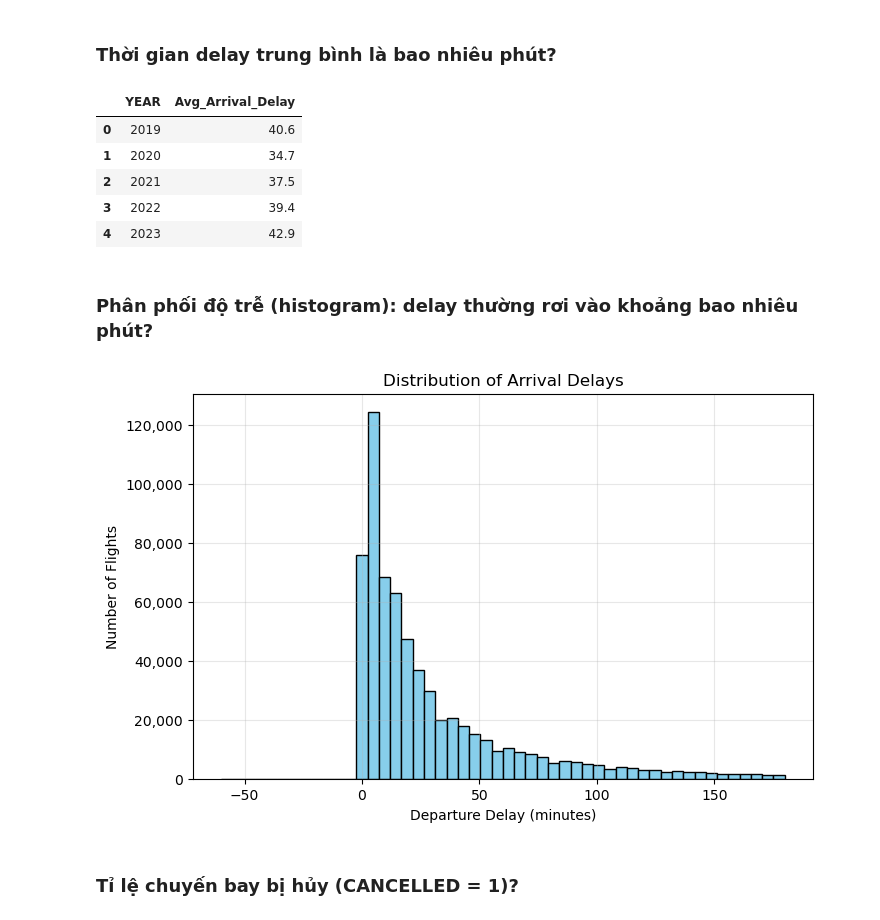
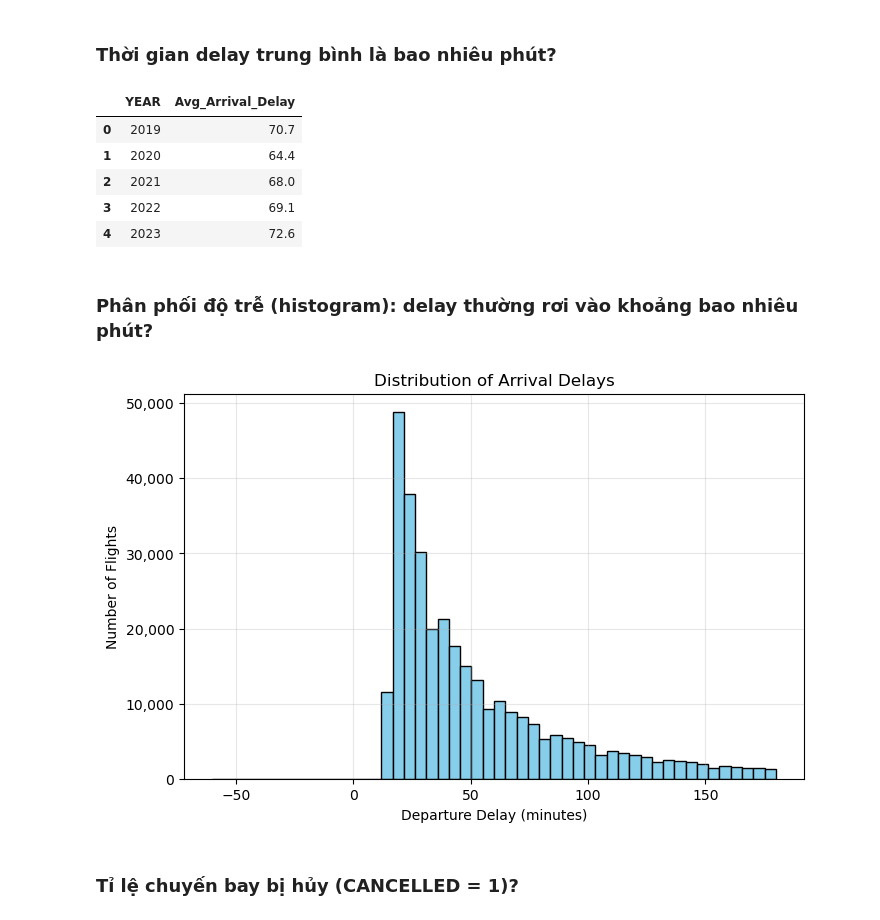
Before and after one commit to nguyenminhthuy/flight-delay-analysis-py, a Jupyter notebook: flight-analysis.ipynb, the cells around one changed output. Saved outputs shown, nothing was run; the diff lists cells and outputs as text; code cells hidden in the pictures.

```diff
--- a/flight-analysis.ipynb
+++ b/flight-analysis.ipynb
@@ -289,39 +289,40 @@ plt.show()
 # %% [markdown]
 ### Thời gian delay trung bình là bao nhiêu phút?
 # %%
+# 15 phút mới record dữ liệu nguyên nhân
 flights_delayed = df.copy()
-flights_delayed = flights_delayed[flights_delayed["DEP_DELAY"] >0]
+flights_delayed = flights_delayed[flights_delayed["ARR_DELAY"] >15]
 # %%
-delay_avg_yearly = flights_delayed.groupby(["YEAR"])["DEP_DELAY"].mean().reset_index(name = "Avg_Arrival_Delay").round(1)
+delay_avg_yearly = flights_delayed.groupby(["YEAR"])["ARR_DELAY"].mean().reset_index(name = "Avg_Arrival_Delay").round(1)
 delay_avg_yearly
 # %% [output]
 |  | YEAR | Avg_Arrival_Delay |
-| 0 | 2019 | 40.6 |
-| 1 | 2020 | 34.7 |
-| 2 | 2021 | 37.5 |
-| 3 | 2022 | 39.4 |
-| 4 | 2023 | 42.9 |
+| 0 | 2019 | 70.7 |
+| 1 | 2020 | 64.4 |
+| 2 | 2021 | 68.0 |
+| 3 | 2022 | 69.1 |
+| 4 | 2023 | 72.6 |
 # %% [markdown]
 ### Phân phối độ trễ (histogram): delay thường rơi vào khoảng bao nhiêu phút?
 # %%
 plt.figure(figsize=(8,5))
-plt.hist(flights_delayed["DEP_DELAY"], bins=50, range=(-60, 180),
+plt.hist(flights_delayed["ARR_DELAY"], bins=50, range=(-60, 180),
          color="skyblue", edgecolor="black")
 
 # define a custom formatter function
 def thousands_formatter(x, p):
     return format(int(x), ',')
 
 # Apply the formatter to the y-axis
 plt.gca().yaxis.set_major_formatter(ticker.FuncFormatter(thousands_formatter))
 
 plt.title("Distribution of Arrival Delays")
 plt.xlabel("Departure Delay (minutes)")
 plt.ylabel("Number of Flights")
 plt.grid(alpha=0.3)
 plt.show()
 # %% [output]
-[figure, old version]
+[figure, new version]
 # %% [markdown]
 ### Tỉ lệ chuyến bay bị hủy (CANCELLED = 1)?
 # %%
```
Also changed, not shown: parts of 60 cells of this notebook, 1 other file.
